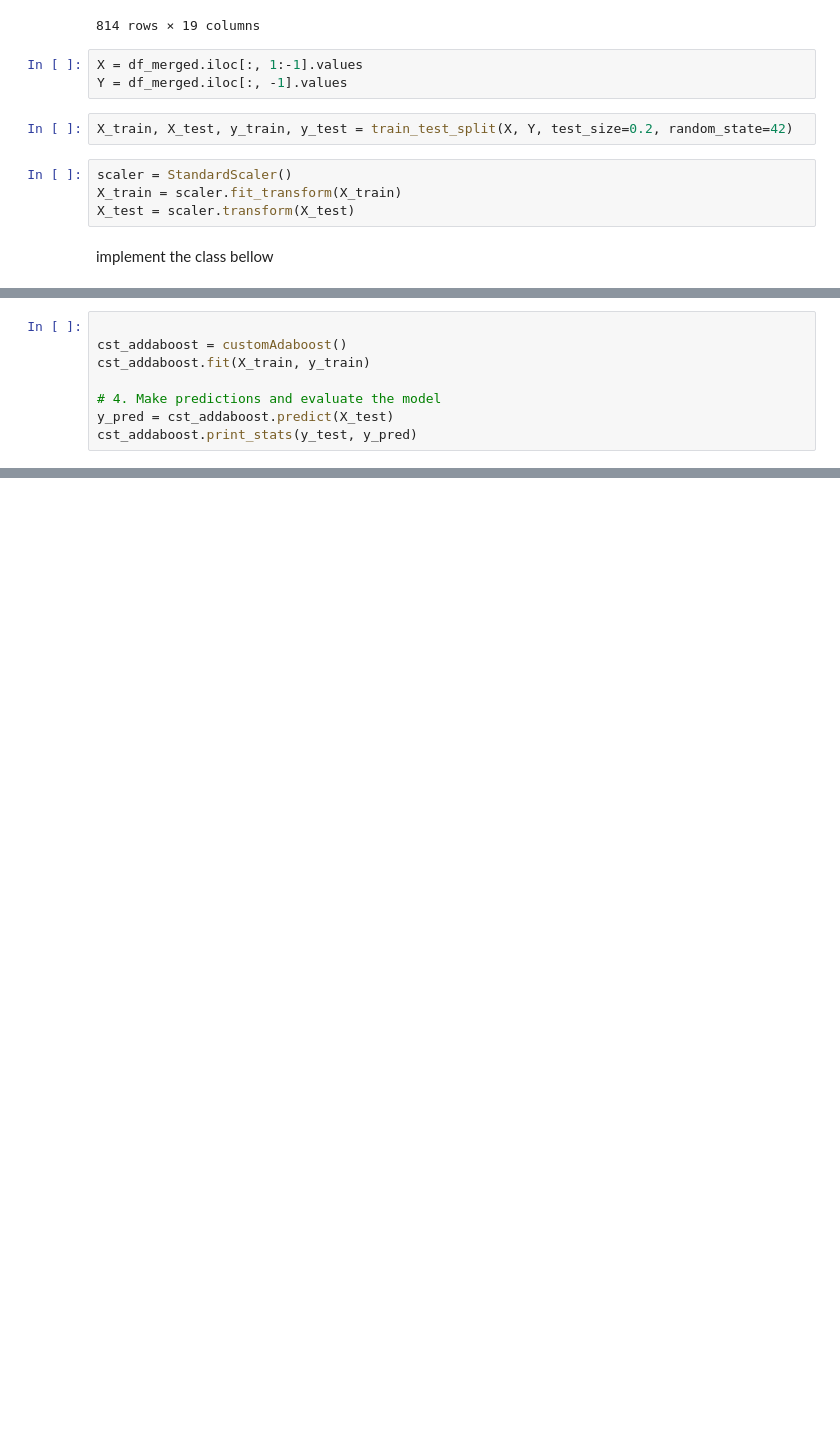
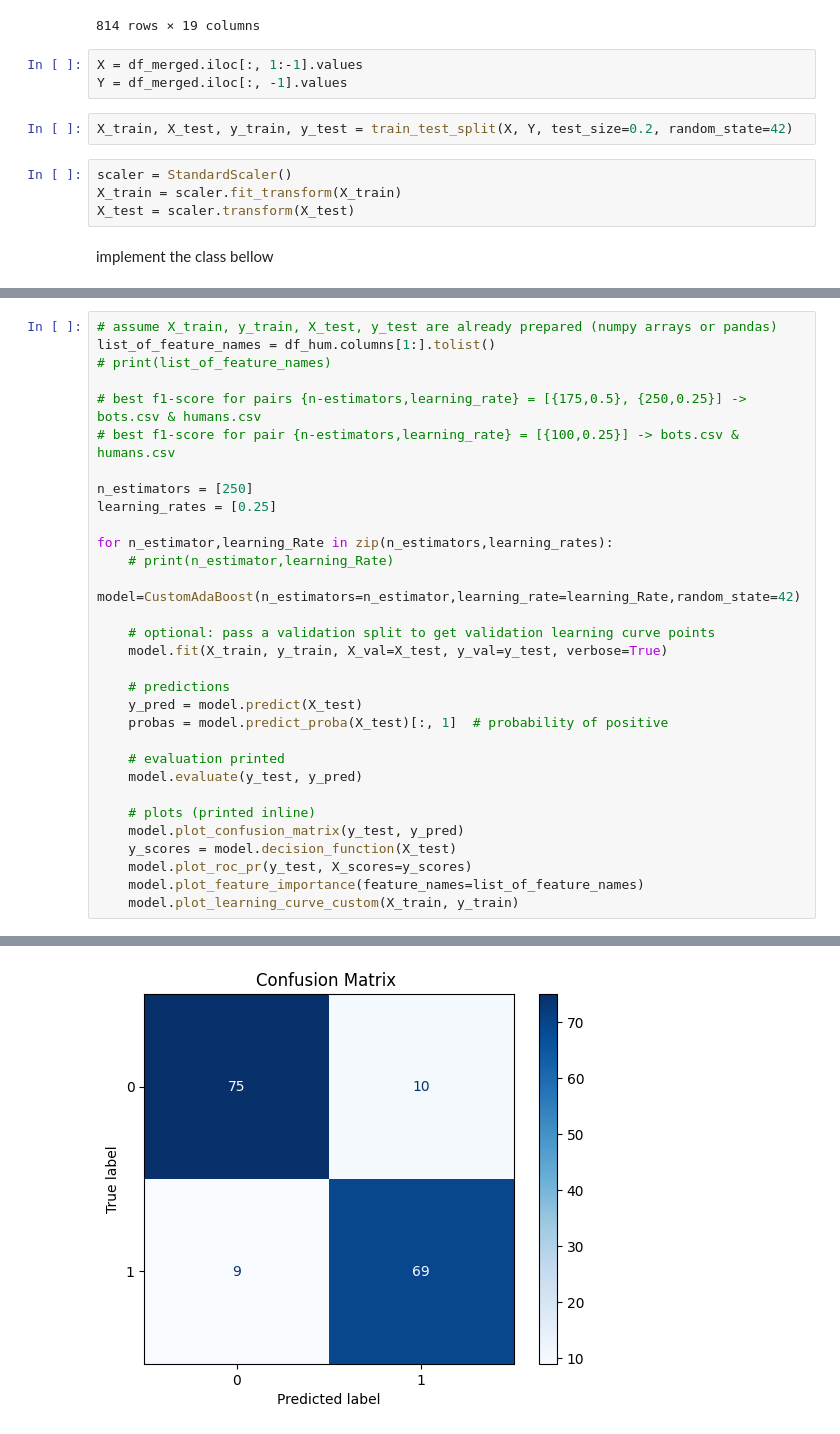
Before and after one commit to vasishta-04/Web-Bot-Detection, a Jupyter notebook: models/adda_boost.ipynb, the cells around one changed output, grey strips where cells are left out. Drawn from its saved outputs; the diff is of its cells as text; blank space fills up the shorter version.

Commit message:
added custom addaboost

```diff
--- a/models/adda_boost.ipynb
+++ b/models/adda_boost.ipynb
@@ -107,8 +449,32 @@ AdaBoost Classifier Accuracy: 0.8650306748466258
 # %%
+# assume X_train, y_train, X_test, y_test are already prepared (numpy arrays or pandas)
+list_of_feature_names = df_hum.columns[1:].tolist()
+# print(list_of_feature_names)
 
-cst_addaboost = customAdaboost()
-cst_addaboost.fit(X_train, y_train)
+# best f1-score for pairs {n-estimators,learning_rate} = [{175,0.5}, {250,0.25}] -> bots.csv & humans.csv
+# best f1-score for pair {n-estimators,learning_rate} = [{100,0.25}] -> bots.csv & humans.csv
 
-# 4. Make predictions and evaluate the model
-y_pred = cst_addaboost.predict(X_test)
-cst_addaboost.print_stats(y_test, y_pred)
+n_estimators = [250]
+learning_rates = [0.25]
+
+for n_estimator,learning_Rate in zip(n_estimators,learning_rates):
+    # print(n_estimator,learning_Rate)
+    model=CustomAdaBoost(n_estimators=n_estimator,learning_rate=learning_Rate,random_state=42)
+
+    # optional: pass a validation split to get validation learning curve points
+    model.fit(X_train, y_train, X_val=X_test, y_val=y_test, verbose=True)
+
+    # predictions
+    y_pred = model.predict(X_test)
+    probas = model.predict_proba(X_test)[:, 1]  # probability of positive
+
+    # evaluation printed
+    model.evaluate(y_test, y_pred)
+
+    # plots (printed inline)
+    model.plot_confusion_matrix(y_test, y_pred)
+    y_scores = model.decision_function(X_test)
+    model.plot_roc_pr(y_test, X_scores=y_scores)
+    model.plot_feature_importance(feature_names=list_of_feature_names)
+    model.plot_learning_curve_custom(X_train, y_train)
+# %% [output]
@@ -114,0 +500 @@ cst_addaboost.print_stats(y_test, y_pred)
+[figure, added]
```
Also changed, not shown: parts of 4 cells of this notebook.
